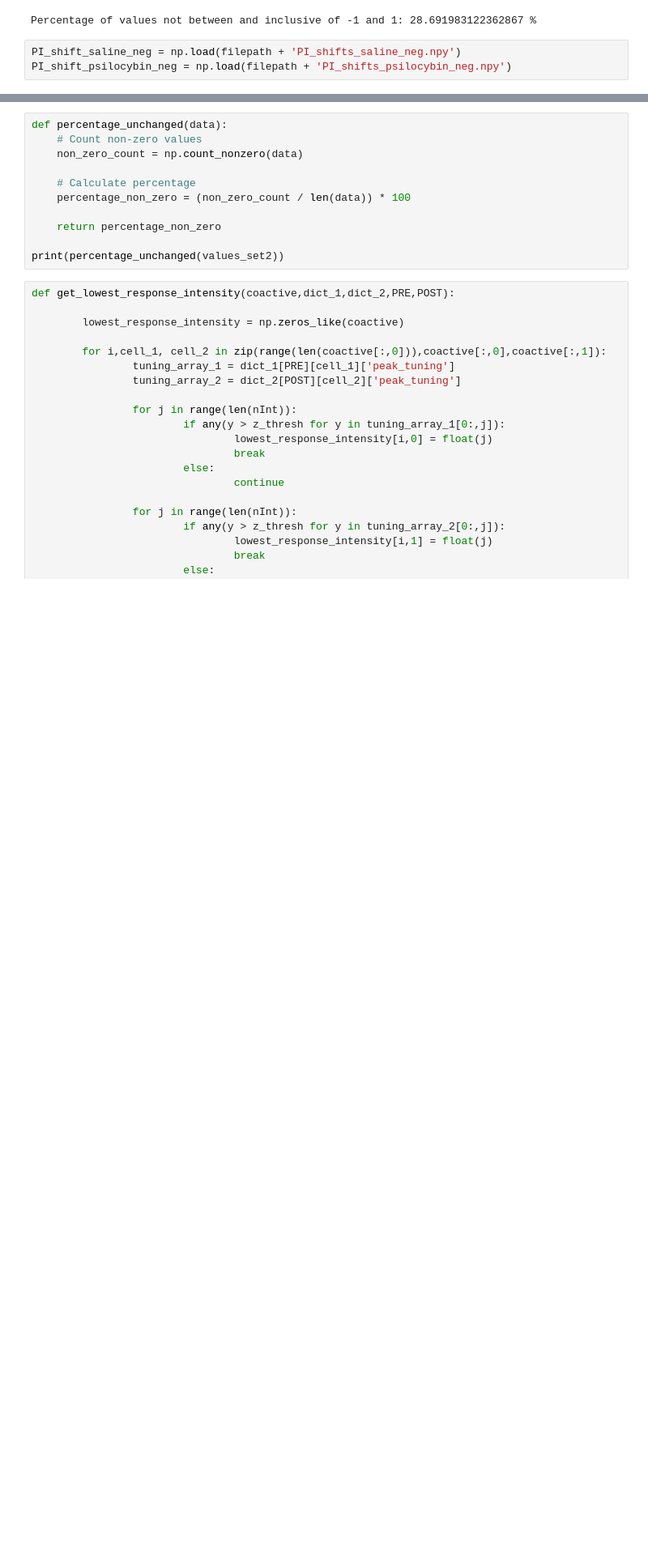
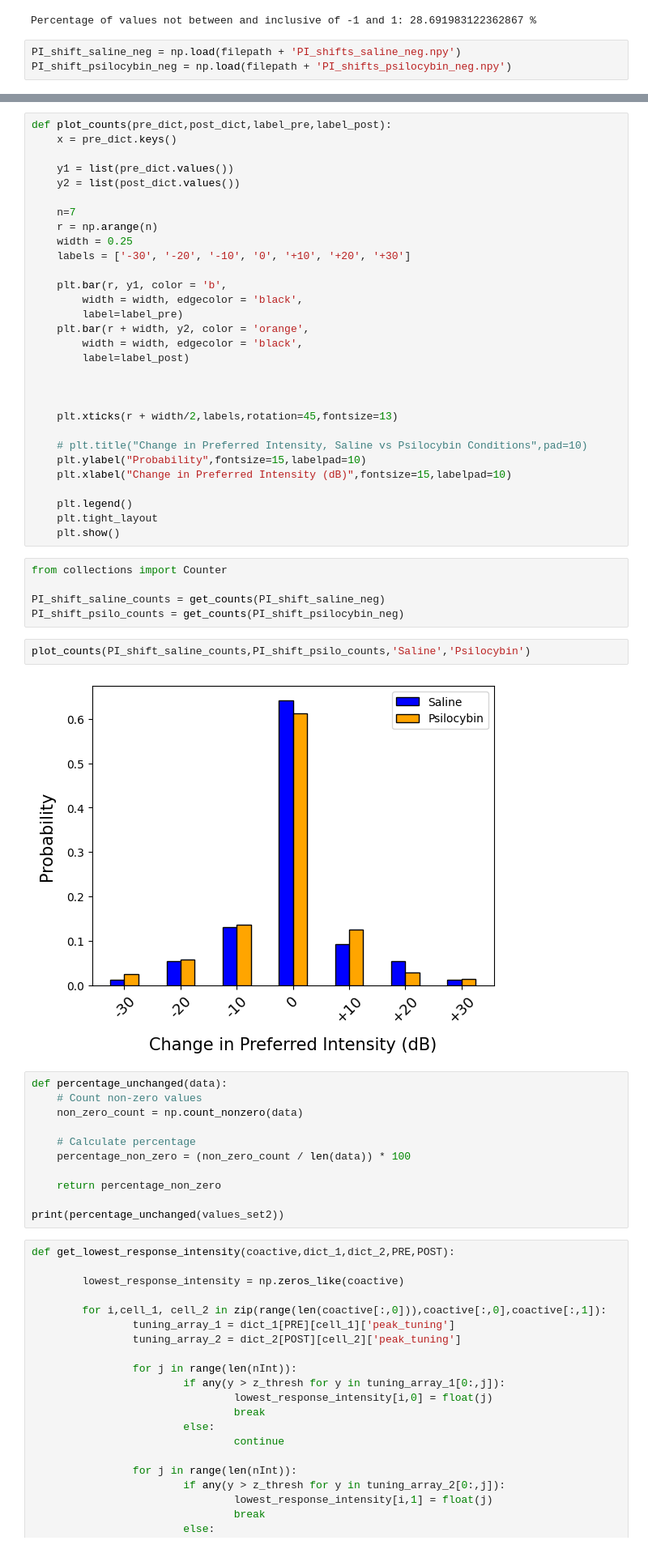
Before and after one commit to ConorLane1995/2Psinapod_two_photon_pipeline, a Jupyter notebook: twoP/in_progress_rough/Tuning_analysis_evoked_psilocybin.ipynb, the cells around one changed output, grey strips where cells are left out. Shown: that part at 81% size. Drawn from its saved outputs; the diff is of its cells as text; blank space fills up the shorter version.

```diff
--- a/twoP/in_progress_rough/Tuning_analysis_evoked_psilocybin.ipynb
+++ b/twoP/in_progress_rough/Tuning_analysis_evoked_psilocybin.ipynb
@@ -341,3 +342,42 @@ plot_comparison(values_set1, values_set2)
+# %%
+def plot_counts(pre_dict,post_dict,label_pre,label_post):
+    x = pre_dict.keys()
+
+    y1 = list(pre_dict.values())
+    y2 = list(post_dict.values())
+
+    n=7
+    r = np.arange(n)
+    width = 0.25
+    labels = ['-30', '-20', '-10', '0', '+10', '+20', '+30']
+
+    plt.bar(r, y1, color = 'b',
+        width = width, edgecolor = 'black',
+        label=label_pre)
+    plt.bar(r + width, y2, color = 'orange',
+        width = width, edgecolor = 'black',
+        label=label_post)
+
+
+
+    plt.xticks(r + width/2,labels,rotation=45,fontsize=13)
+
+    # plt.title("Change in Preferred Intensity, Saline vs Psilocybin Conditions",pad=10)
+    plt.ylabel("Probability",fontsize=15,labelpad=10)
+    plt.xlabel("Change in Preferred Intensity (dB)",fontsize=15,labelpad=10)
+
+    plt.legend()
+    plt.tight_layout
+    plt.show()
+# %%
+from collections import Counter
+
+PI_shift_saline_counts = get_counts(PI_shift_saline_neg)
+PI_shift_psilo_counts = get_counts(PI_shift_psilocybin_neg)
+# %%
+plot_counts(PI_shift_saline_counts,PI_shift_psilo_counts,'Saline','Psilocybin')
+# %% [output]
+[figure, added]
 # %%
 def percentage_unchanged(data):
     # Count non-zero values
```
Also changed, not shown: parts of 4 cells of this notebook, 45 other files.
